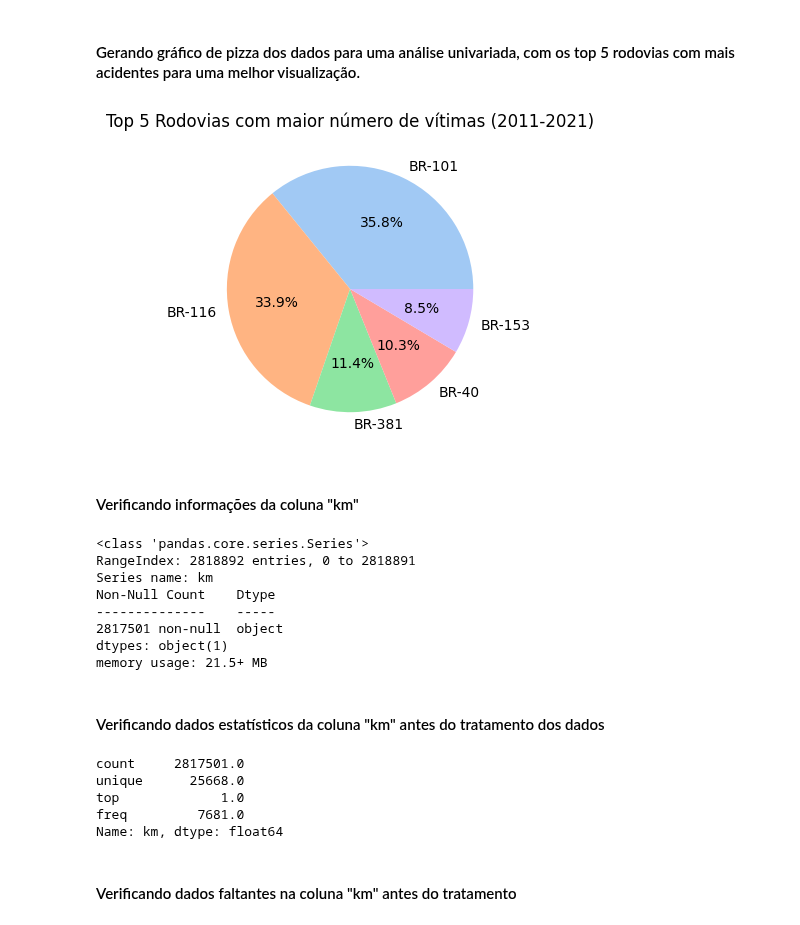
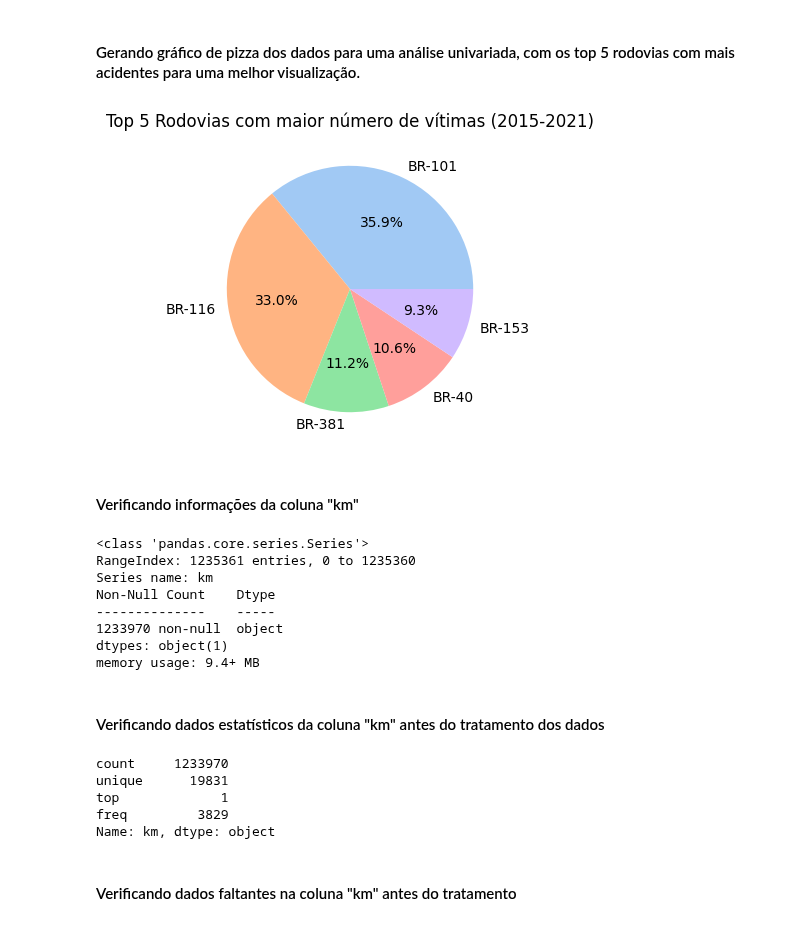
Before and after one commit to evidal1990/coderhouse_datascience, a Jupyter notebook: wrangling/data_wrangling_br.ipynb, the cells around one changed output. Drawn from its saved outputs; the diff is of its cells as text; code cells hidden in the pictures.

```diff
--- a/wrangling/data_wrangling_br.ipynb
+++ b/wrangling/data_wrangling_br.ipynb
@@ -32,6 +32,6 @@ Note: you may need to restart the kernel to use updated packages.
 # %%
 df_accidents = pd.read_csv(
-    "../databases/acidentes2011_2021.csv"
+    "../databases/acidentes2015_2021.csv"
 )
 df_accidents.info()
 # %% [output]
@@ -115,46 +119,46 @@ Name: br, dtype: object
 # %% [markdown]
 #### Salvando os dados em um novo CSV após o tratamento de dados da coluna "br" acima para ter uma base mais limpa
 # %%
-with open("../databases/acidentes2011_2021_tratado_v1.csv", "w") as f:
+with open("../databases/acidentes2015_2021_tratado_v1.csv", "w") as f:
     df_accidents.to_csv(f, index=False)
 # %% [markdown]
 #### Gerando gráfico de pizza dos dados para uma análise univariada, com os top 5 rodovias com mais acidentes para uma melhor visualização.
 # %%
 top_n = 5
 
 df_br = df_accidents["br"].value_counts().nlargest(top_n).reset_index()
 df_br.columns = ["br", "Frequência"]
 
 plt.figure(figsize=(4, 4))
 plt.pie(df_br["Frequência"], labels=df_br["br"],
         autopct="%1.1f%%", colors=sns.color_palette("pastel", len(df_br)))
-plt.title(f'Top {top_n} Rodovias com maior número de vítimas (2011-2021)')
+plt.title(f'Top {top_n} Rodovias com maior número de vítimas (2015-2021)')
 plt.show()
 # %% [output]
-[figure, old version]
+[figure, new version]
 # %% [markdown]
 #### Verificando informações da coluna "km"
 # %%
 df_accidents["km"].info()
 # %% [output]
 <class 'pandas.core.series.Series'>
-RangeIndex: 2818892 entries, 0 to 2818891
+RangeIndex: 1235361 entries, 0 to 1235360
 Series name: km
 Non-Null Count    Dtype
 --------------    -----
-2817501 non-null  object
+1233970 non-null  object
 dtypes: object(1)
-memory usage: 21.5+ MB
+memory usage: 9.4+ MB
 # %% [markdown]
 #### Verificando dados estatísticos da coluna "km" antes do tratamento dos dados
 # %%
 df_accidents["km"].describe()
 # %% [output]
-count     2817501.0
-unique      25668.0
-top             1.0
-freq         7681.0
-Name: km, dtype: float64
+count     1233970
+unique      19831
+top             1
+freq         3829
+Name: km, dtype: object
 # %% [markdown]
 #### Verificando dados faltantes na coluna "km" antes do tratamento
 # %%
```
Also changed, not shown: parts of 11 cells of this notebook.
